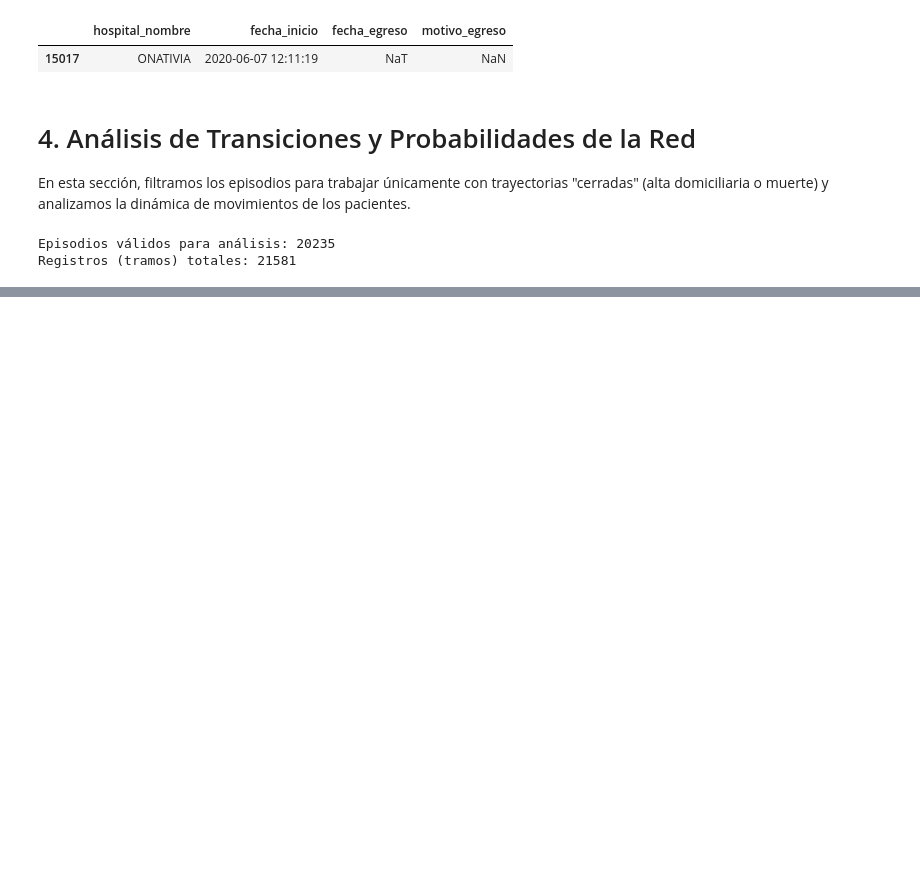
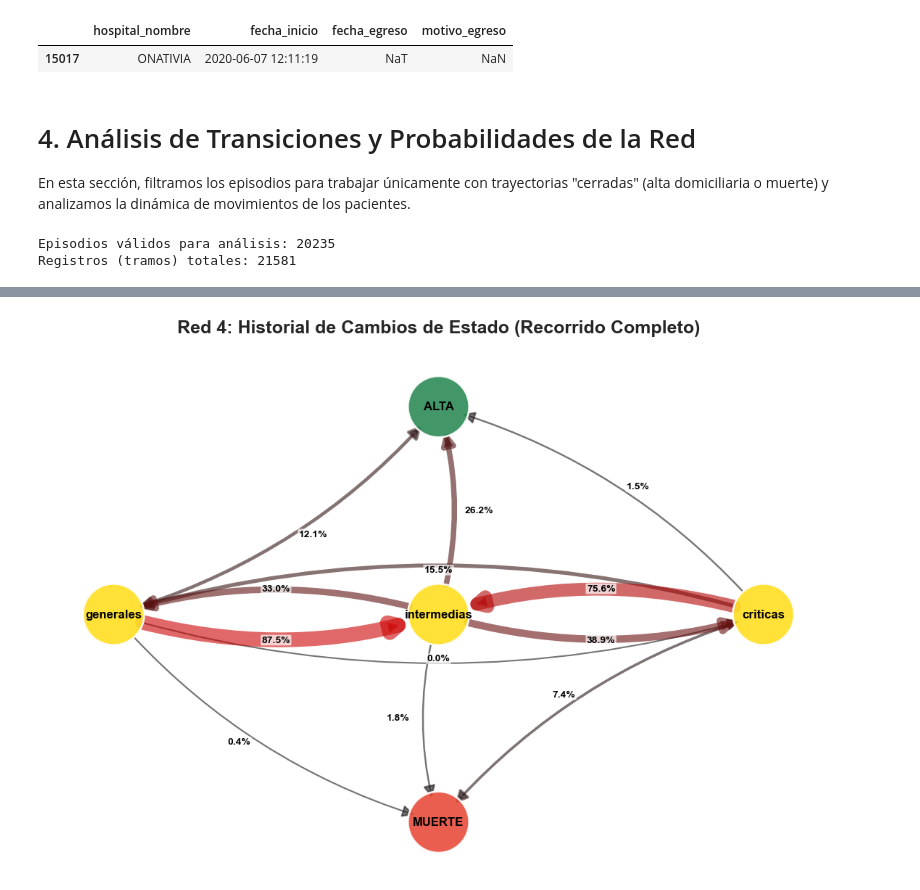
Before and after one commit to micagonzdark/RedesHospitales, a Jupyter notebook: notebooks/03_trayectorias_pacientes.ipynb, the cells around one changed output, grey strips where cells are left out. Cells and saved outputs as stored; diff of their text form; code cells hidden in the pictures; blank space fills up the shorter version.

```diff
--- a/notebooks/03_trayectorias_pacientes.ipynb
+++ b/notebooks/03_trayectorias_pacientes.ipynb
@@ -511,17 +570,69 @@ graficar_grafo_transicion(matriz_hosp, 'Grafo de Transición entre Hospitales',
 # %%
-### Red 4: Matriz de Transición de Niveles de Complejidad
+### Red 4: Reconstrucción del Historial Clínico (Niveles de Cuidado)
 
-df['nivel_siguiente'] = df.groupby(['paciente_id', 'episodio_id'])['tipo_ingreso'].shift(-1)
-df.loc[df['nivel_siguiente'].isna() & df['murio'], 'nivel_siguiente'] = '[MUERTE]'
-df.loc[df['nivel_siguiente'].isna() & ~df['murio'], 'nivel_siguiente'] = '[ALTA]'
+trans_niveles = []
+orden_niv = {'generales': 1, 'intermedias': 2, 'criticas': 3}
 
-matriz_niveles = pd.crosstab(df['tipo_ingreso'], df['nivel_siguiente'], normalize='index')
+for _, group in df.groupby(['paciente_id', 'episodio_id']):
+    final_status = 'ALTA' if not group['murio'].iloc[-1] else 'MUERTE'
 
-plt.figure(figsize=(10, 6))
-sns.heatmap(matriz_niveles, annot=True, fmt=".1%", cmap="Blues")
-plt.title('Probabilidad de Cambio de Nivel de Cuidado o Desenlace')
-plt.xlabel('Nivel Siguiente / Fin')
-plt.ylabel('Nivel Actual')
-plt.show()
-# Grafo de transición de niveles de complejidad
-graficar_grafo_transicion(matriz_niveles, 'Grafo de Transición de Niveles de Complejidad', node_size=3000, k=2)
+    sequence = []
+    # Usar df_pacientes/df (granular) para reconstruir paso a paso
+    for _, row in group.iterrows():
+        ing = str(row['tipo_ingreso']).lower()
+        fin = str(row['tipo_final']).lower()
+
+        # Inicio del tramo
+        if not sequence or sequence[-1] != ing:
+            sequence.append(ing)
+
+        # Reconstruir pasos intermedios si las flags están presentes
+        # (ej. entró en general, terminó en crítica pero pasó por intermedia)
+        n_ing = orden_niv.get(ing, 0)
+        n_fin = orden_niv.get(fin, 0)
+
+        if n_ing != 0 and n_fin != 0:
+            steps = []
+            if row['paso_generales']: steps.append('generales')
+            if row['paso_intermedias']: steps.append('intermedias')
+            if row['paso_criticas']: steps.append('criticas')
+
+            # Si empeoró, ordenamos ascendente; si mejoró, descendente
+            if n_ing <= n_fin:
+                steps = sorted(steps, key=lambda x: orden_niv.get(x, 0))
+            else:
+                steps = sorted(steps, key=lambda x: orden_niv.get(x, 0), reverse=True)
+
+            for s in steps:
+                if sequence[-1] != s:
+                    sequence.append(s)
+
+        # Fin del tramo
+        if sequence[-1] != fin:
+            sequence.append(fin)
+
+    # Agregar desenlace final
+    if sequence[-1] != final_status:
+        sequence.append(final_status)
+
+    # Registrar transiciones entre estados consecutivos únicos
+    for i in range(len(sequence)-1):
+        if sequence[i] != sequence[i+1]:
+            trans_niveles.append({'Origen': sequence[i], 'Destino': sequence[i+1]})
+
+df_niv = pd.DataFrame(trans_niveles)
+if not df_niv.empty:
+    matriz_niveles = pd.crosstab(df_niv['Origen'], df_niv['Destino'], normalize='index')
+
+    # Asegurar que todas las columnas clave existan para la visualización
+    pos_niv = {
+        'generales': (0, 0),
+        'intermedias': (1, 0),
+        'criticas': (2, 0),
+        'ALTA': (1, 1),
+        'MUERTE': (1, -1)
+    }
+
+    graficar_grafo_transicion(matriz_niveles, 'Red 4: Historial de Cambios de Estado (Recorrido Completo)', node_size=3700, pos=pos_niv)
+# %% [output]
+[figure, added]
```
Also changed, not shown: parts of 6 cells of this notebook, 1 other file.
